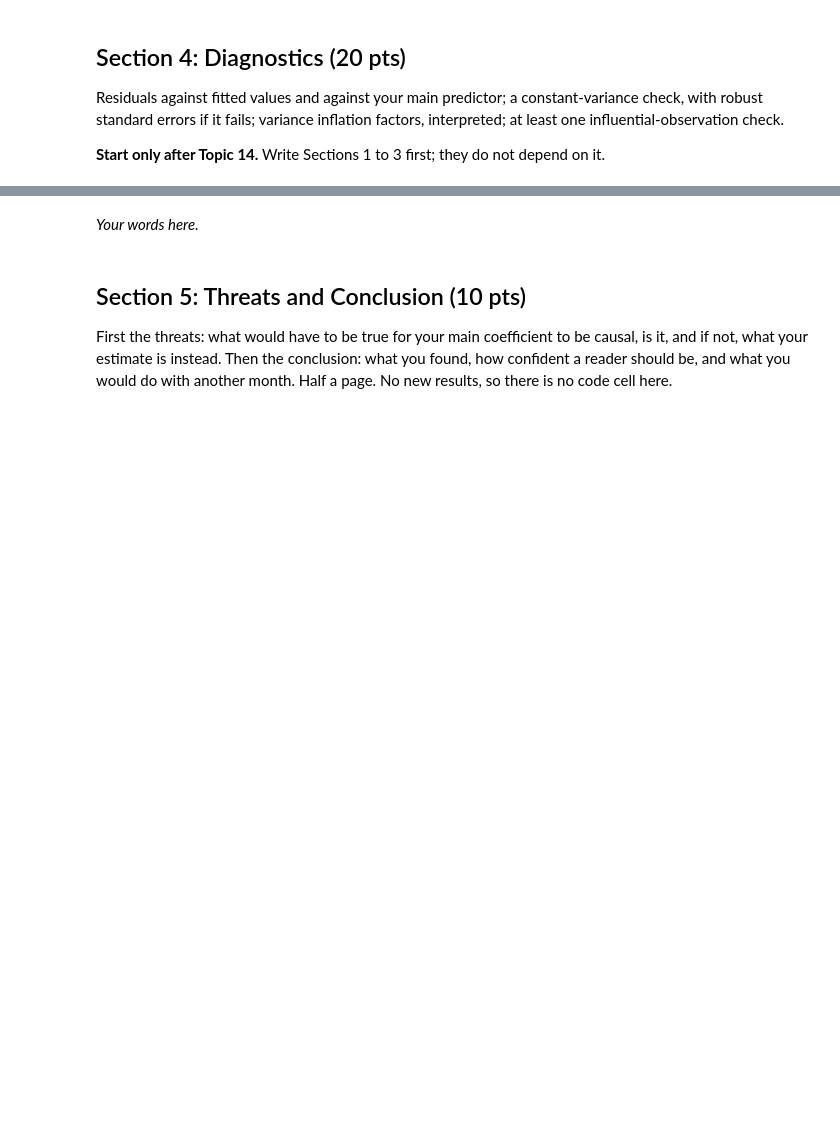
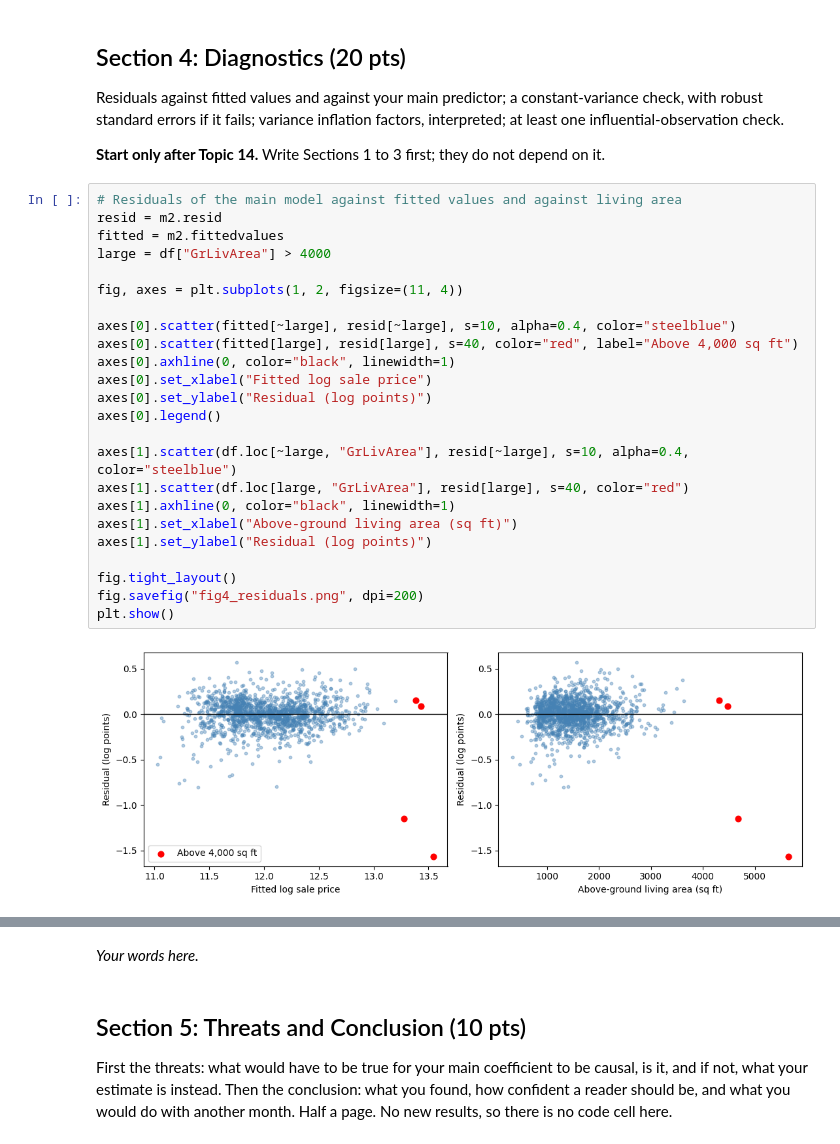
Before and after one commit to shanshiny06/econ3916-midterm, a Jupyter notebook: midterm_starter.ipynb, the cells around one changed output, grey strips where cells are left out. Cells and saved outputs as stored; diff of their text form; blank space fills up the shorter version.

```diff
--- a/midterm_starter.ipynb
+++ b/midterm_starter.ipynb
@@ -369,3 +395,29 @@ OverallQual  0.096099  0.117524
 Residuals against fitted values and against your main predictor; a constant-variance check, with robust standard errors if it fails; variance inflation factors, interpreted; at least one influential-observation check.
 
 **Start only after Topic 14.** Write Sections 1 to 3 first; they do not depend on it.
+# %%
+# Residuals of the main model against fitted values and against living area
+resid = m2.resid
+fitted = m2.fittedvalues
+large = df["GrLivArea"] > 4000
+
+fig, axes = plt.subplots(1, 2, figsize=(11, 4))
+
+axes[0].scatter(fitted[~large], resid[~large], s=10, alpha=0.4, color="steelblue")
+axes[0].scatter(fitted[large], resid[large], s=40, color="red", label="Above 4,000 sq ft")
+axes[0].axhline(0, color="black", linewidth=1)
+axes[0].set_xlabel("Fitted log sale price")
+axes[0].set_ylabel("Residual (log points)")
+axes[0].legend()
+
+axes[1].scatter(df.loc[~large, "GrLivArea"], resid[~large], s=10, alpha=0.4, color="steelblue")
+axes[1].scatter(df.loc[large, "GrLivArea"], resid[large], s=40, color="red")
+axes[1].axhline(0, color="black", linewidth=1)
+axes[1].set_xlabel("Above-ground living area (sq ft)")
+axes[1].set_ylabel("Residual (log points)")
+
+fig.tight_layout()
+fig.savefig("fig4_residuals.png", dpi=200)
+plt.show()
+# %% [output]
+[figure, added]
```
Also changed, not shown: parts of 7 cells of this notebook.
